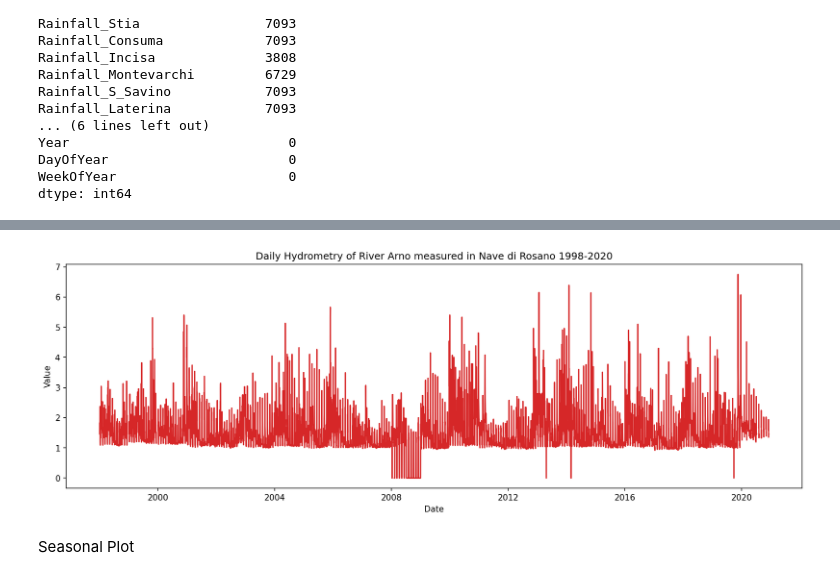
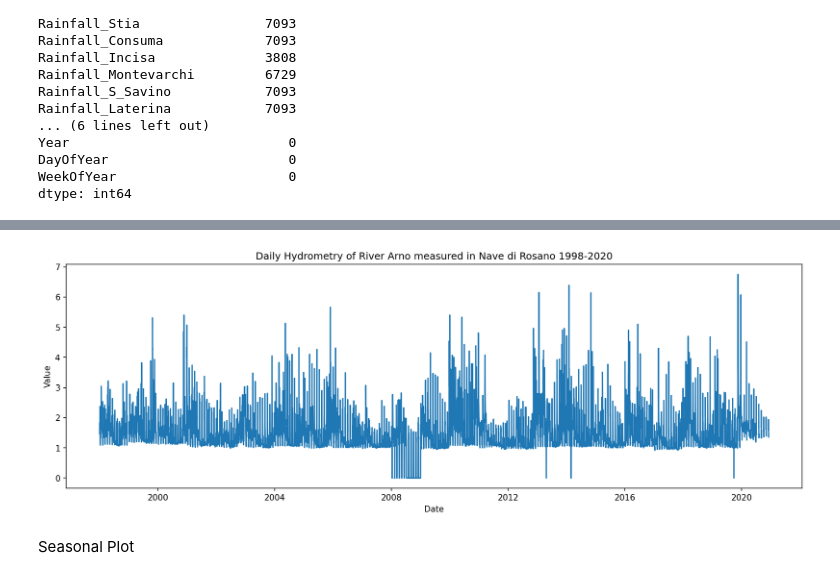
Before and after one commit to haga96/water_availability_prediction_in_Italy, a Jupyter notebook: River Arno.ipynb, the cells around one changed output, grey strips where cells are left out. Saved outputs shown, nothing was run; the diff lists cells and outputs as text; code cells hidden in the pictures.

```diff
--- a/River Arno.ipynb
+++ b/River Arno.ipynb
@@ -292,15 +251,15 @@ fig.show()
 # %% [output]
 [interactive output not drawn]
 # %%
-def plot_df(df, x, y, title="", xlabel='Date', ylabel='Value', dpi=150):
+def plot_df(x, y, title="", xlabel='Date', ylabel='Value', dpi=150):
     plt.figure(figsize=(16,5), dpi=dpi)
-    plt.plot(x, y, color='tab:red')
+    plt.plot(x, y, color='tab:blue')
     plt.gca().set(title=title, xlabel=xlabel, ylabel=ylabel)
     plt.show()
 
-plot_df(df_all, x=df_all.index, y=df_all.Hydrometry_Nave_di_Rosano, title='Daily Hydrometry of River Arno measured in Nave di Rosano 1998-2020')
+plot_df(x=df_all.index, y=df_all.Hydrometry_Nave_di_Rosano, title='Daily Hydrometry of River Arno measured in Nave di Rosano 1998-2020')
 # %% [output]
-[figure, old version]
+[figure, new version]
 # %% [markdown]
 Seasonal Plot
 # %%
```
Also changed, not shown: parts of 28 cells of this notebook.
